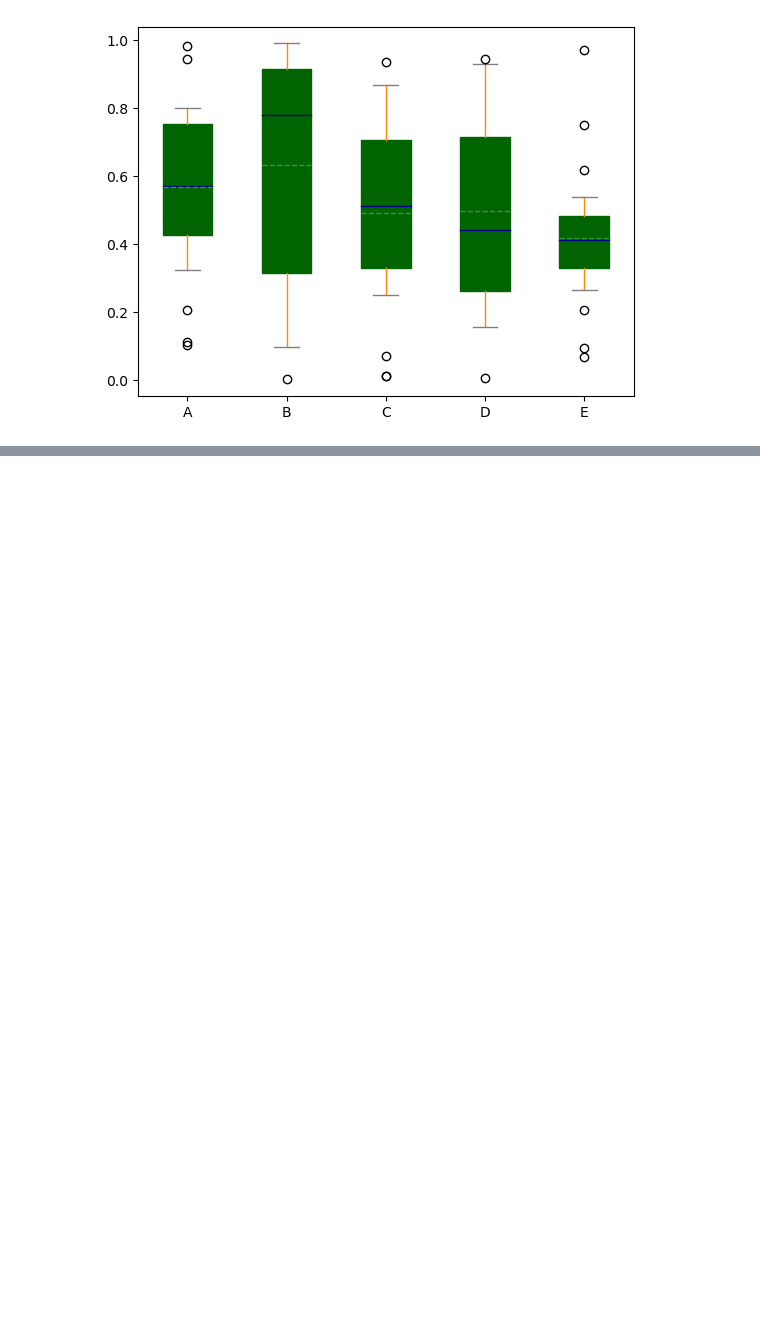
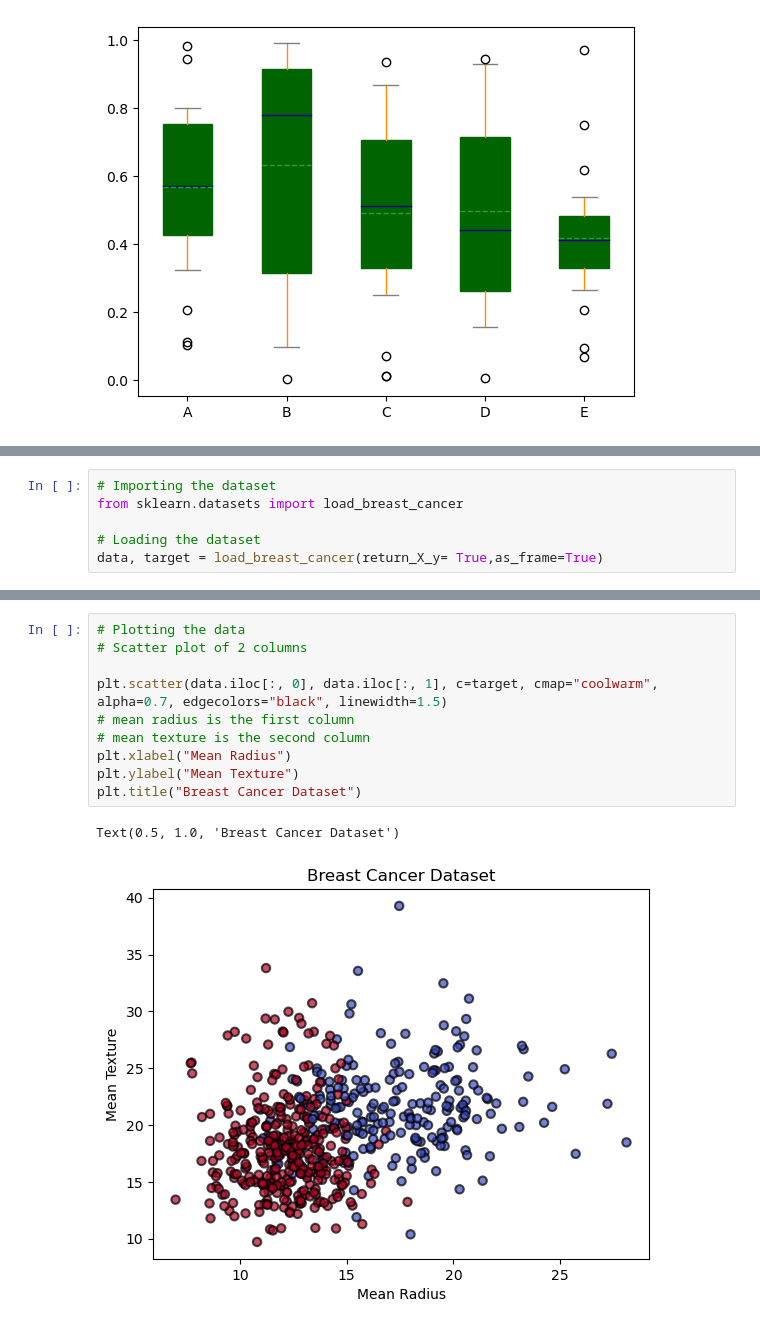
Before and after one commit to sormazabal/IntroToPython2022, a Jupyter notebook: Week5/Week5.ipynb, the cells around one changed output, grey strips where cells are left out. Saved outputs shown, nothing was run; the diff lists cells and outputs as text; blank space fills up the shorter version.

```diff
--- a/Week5/Week5.ipynb
+++ b/Week5/Week5.ipynb
@@ -266,0 +271,6 @@ df.plot.box(color=dict(boxes="DarkGreen", whiskers="DarkOrange", medians="DarkBl
+# %%
+# Importing the dataset
+from sklearn.datasets import load_breast_cancer
+
+# Loading the dataset
+data, target = load_breast_cancer(return_X_y= True,as_frame=True)
@@ -266,0 +296,13 @@ df.plot.box(color=dict(boxes="DarkGreen", whiskers="DarkOrange", medians="DarkBl
+# %%
+# Plotting the data
+# Scatter plot of 2 columns
+
+plt.scatter(data.iloc[:, 0], data.iloc[:, 1], c=target, cmap="coolwarm", alpha=0.7, edgecolors="black", linewidth=1.5)
+# mean radius is the first column
+# mean texture is the second column
+plt.xlabel("Mean Radius")
+plt.ylabel("Mean Texture")
+plt.title("Breast Cancer Dataset")
+# %% [output]
+Text(0.5, 1.0, 'Breast Cancer Dataset')
+[figure, added]
```
Also changed, not shown: parts of 5 cells of this notebook, 1 other file.
